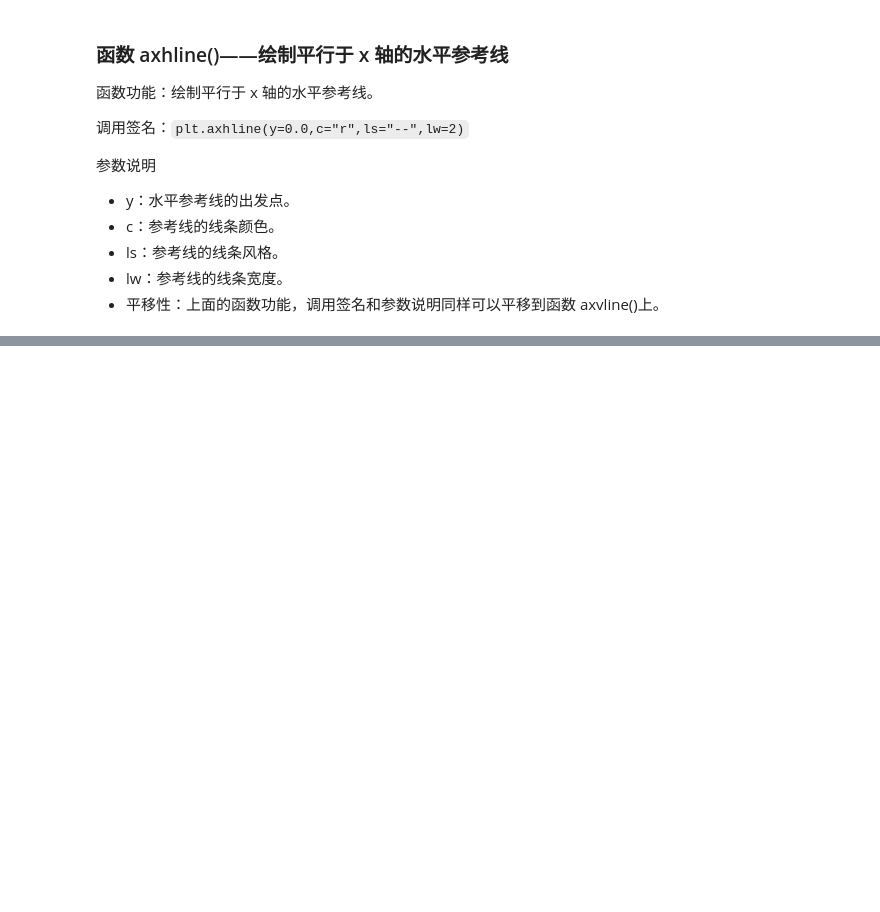
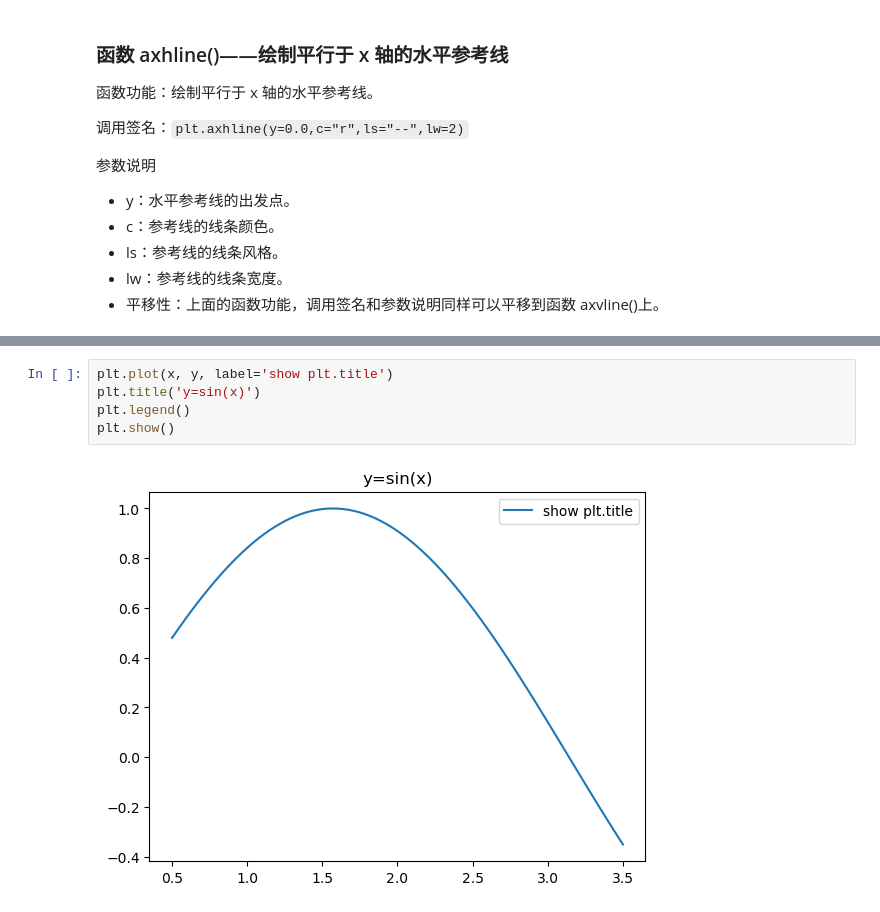
Before and after one commit to JPL-JUNO/Visualization, a Jupyter notebook: matlplotlib practice of python data visualization/code/ch01.ipynb, the cells around one changed output, grey strips where cells are left out. Drawn from its saved outputs; the diff is of its cells as text; blank space fills up the shorter version.

```diff
--- a/matlplotlib practice of python data visualization/code/ch01.ipynb
+++ b/matlplotlib practice of python data visualization/code/ch01.ipynb
@@ -134,0 +211,7 @@ plt.show()
+# %%
+plt.plot(x, y, label='show plt.title')
+plt.title('y=sin(x)')
+plt.legend()
+plt.show()
+# %% [output]
+[figure, added]
```
Also changed, not shown: parts of 22 cells of this notebook, 4 other files.
